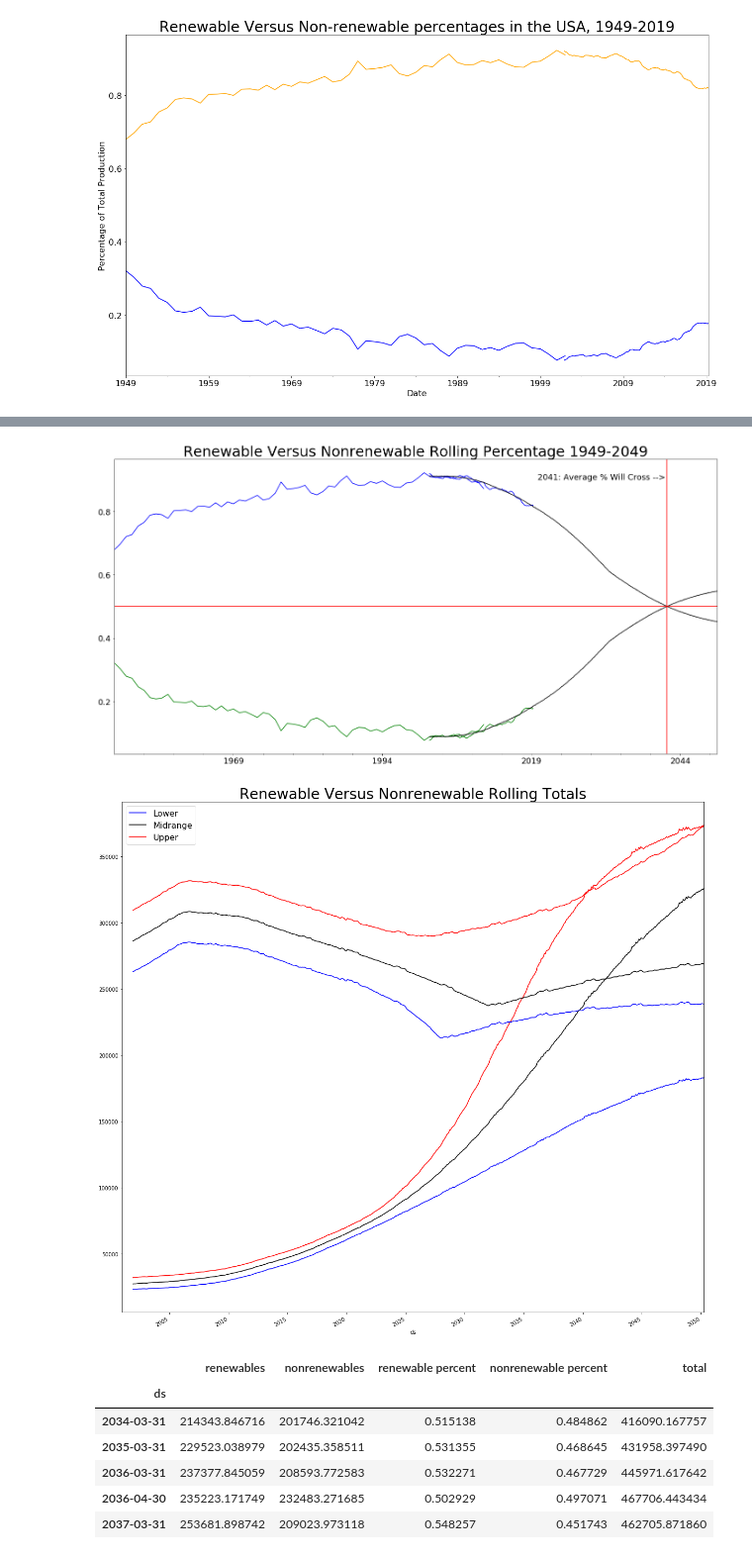
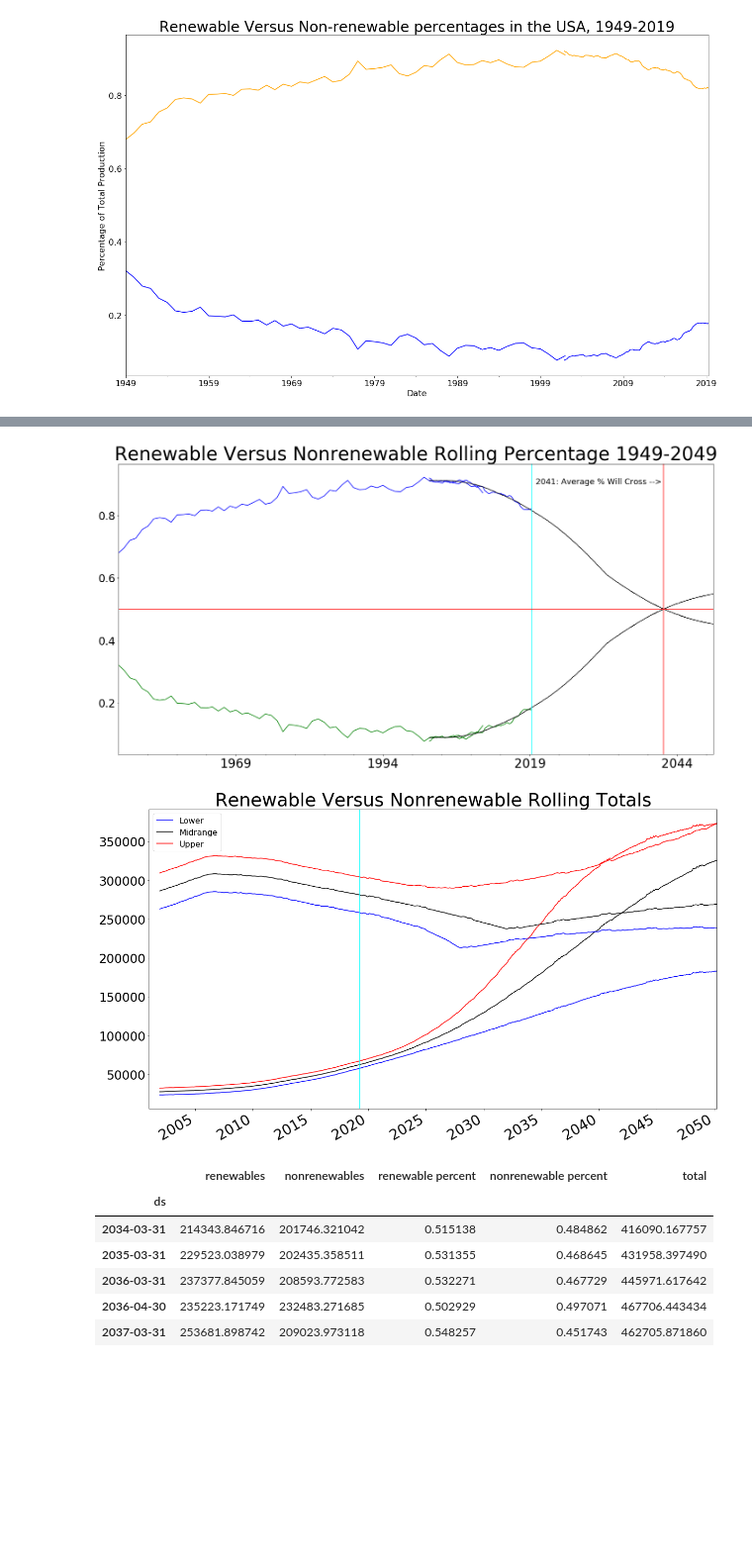
Before and after one commit to nmcalow/Capstone_Renewable_Energy, a Jupyter notebook: conclusions/Conclusions.ipynb, the cells around one changed output, grey strips where cells are left out. Shown at 99% size. Drawn from its saved outputs; the diff is of its cells as text; code cells hidden in the pictures; blank space fills up the shorter version.

Commit message:
Updated graphs, cleaned up files

```diff
--- a/conclusions/Conclusions.ipynb
+++ b/conclusions/Conclusions.ipynb
@@ -101,31 +103,36 @@ df_recent['Nonrenewable Percentage'].rolling(12).mean().plot(color = 'blue')
 pred_mid['nonrenewable percent'].rolling(12).mean().plot(color = 'black', label = "Mid")
 #pred_lower['nonrenewable percent'].rolling(12).mean().plot(color = 'blue', label = 'Low')
 #pred_upper['nonrenewable percent'].rolling(12).mean().plot(color = 'red', label = 'High')
-plt.title('Renewable Versus Nonrenewable Rolling Percentage 1949-2049', size = 32)
-plt.xticks(fontsize = 18)
-plt.yticks(fontsize = 18)
+plt.title('Renewable Versus Nonrenewable Rolling Percentage 1949-2049', size = 42)
+plt.xticks(fontsize = 28)
+plt.yticks(fontsize = 24)
 plt.xlabel("")
 
 plt.axvline('2041-10-30', color = 'red')
+plt.axvline('04-01-2019', color = 'cyan')
 
 plt.text('2020', 0.9, '2041: Average % Will Cross -->', size = 18)
 
 plt.axhline(0.5, color = 'red');
 # %% [output]
-[figure, old version]
+[figure, new version]
 # %%
-plt.figure(figsize = (20,20))
+plt.figure(figsize = (20,12))
 pred_lower['renewables'].rolling(12).mean().plot(color = 'blue', label = 'Lower')
 pred_mid['renewables'].rolling(12).mean().plot(color = 'black', label = "Midrange")
 pred_upper['renewables'].rolling(12).mean().plot(color = 'red', label = "Upper")
 
 pred_lower['nonrenewables'].rolling(12).mean().plot(color = 'blue', label = 'Lower')
 pred_mid['nonrenewables'].rolling(12).mean().plot(color = 'black', label = "Midrange")
 pred_upper['nonrenewables'].rolling(12).mean().plot(color = 'red', label = 'Upper')
 plt.legend(['Lower', 'Midrange', 'Upper'], fontsize = 16)
-plt.title("Renewable Versus Nonrenewable Rolling Totals", size = 28);
+plt.title("Renewable Versus Nonrenewable Rolling Totals", size = 36)
+plt.xticks(fontsize = 28)
+plt.xlabel("")
+plt.yticks(fontsize = 24)
+plt.axvline('04-01-2019', color = 'cyan');
 # %% [output]
-[figure, old version]
+[figure, new version]
 # %%
 features = ['renewables', 'nonrenewables', 'renewable percent', 'nonrenewable percent', 'total']
 # %%
```
Also changed, not shown: parts of 2 cells of this notebook.
